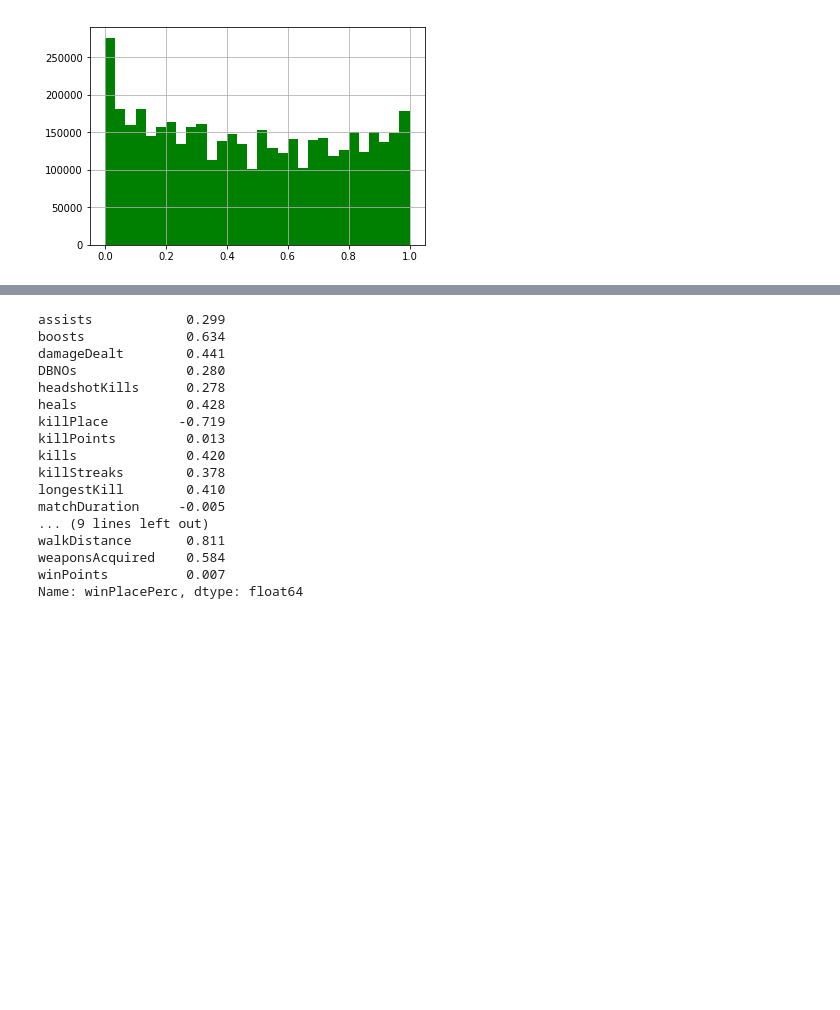
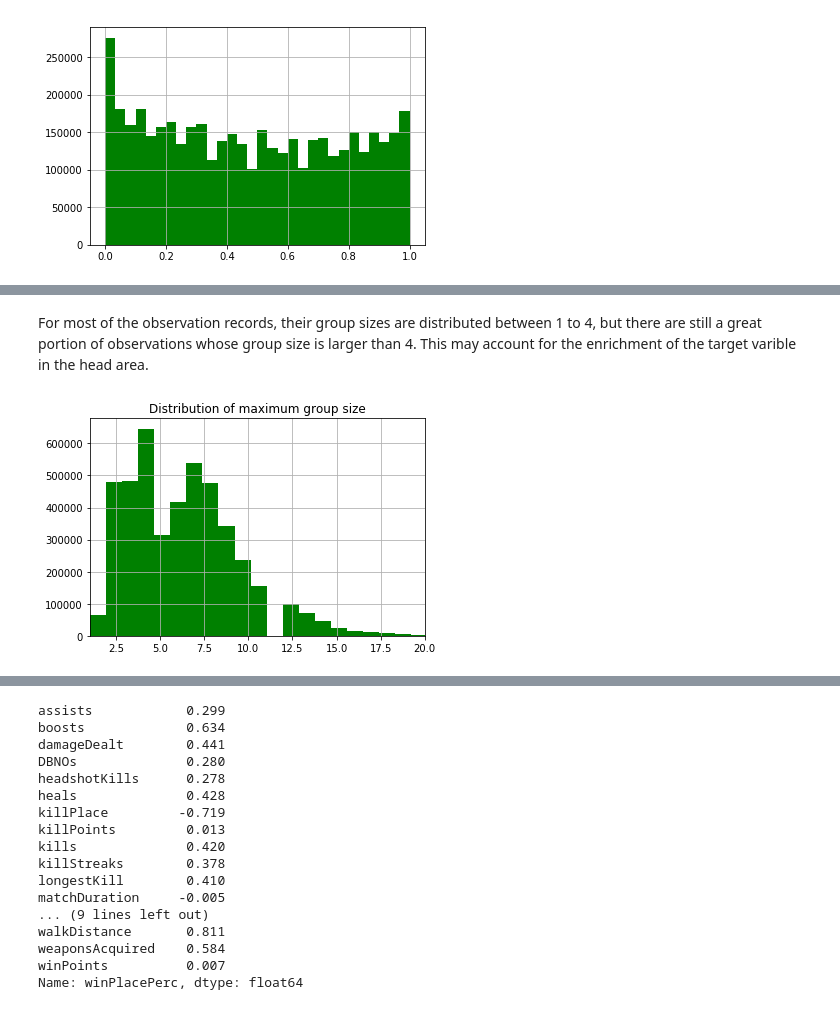
Before and after one commit to bojanin/pubg_cse627, a Jupyter notebook: data_explore.ipynb, the cells around one changed output, grey strips where cells are left out. Saved outputs shown, nothing was run; the diff lists cells and outputs as text; code cells hidden in the pictures; blank space fills up the shorter version.

```diff
--- a/data_explore.ipynb
+++ b/data_explore.ipynb
@@ -108,0 +217,9 @@ training_data[training_data["matchType"] != "custom"].winPlacePerc.hist(bins=30,
+# %% [markdown]
+For most of the observation records, their group sizes are distributed between 1 to 4, but there are still a great portion of observations whose group size is larger than 4. This may account for the enrichment of the target varible in the head area.
+# %%
+plt.hist(training_data['maxgroupsize'],bins=80,color="green")
+plt.title("Distribution of maximum group size")
+plt.xlim(1,20)
+plt.grid(True)
+# %% [output]
+[figure, added]
```
Also changed, not shown: parts of 82 cells of this notebook.
